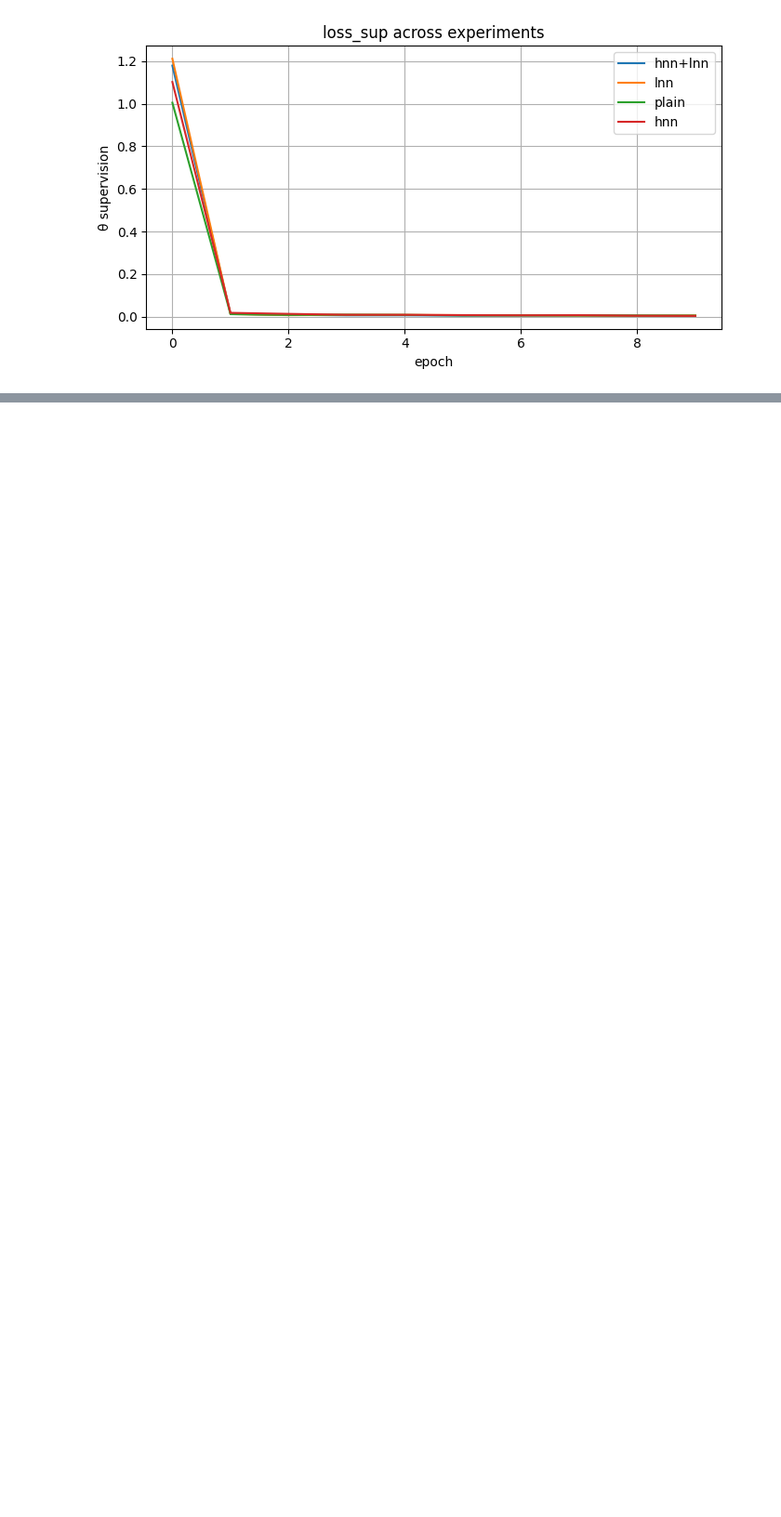
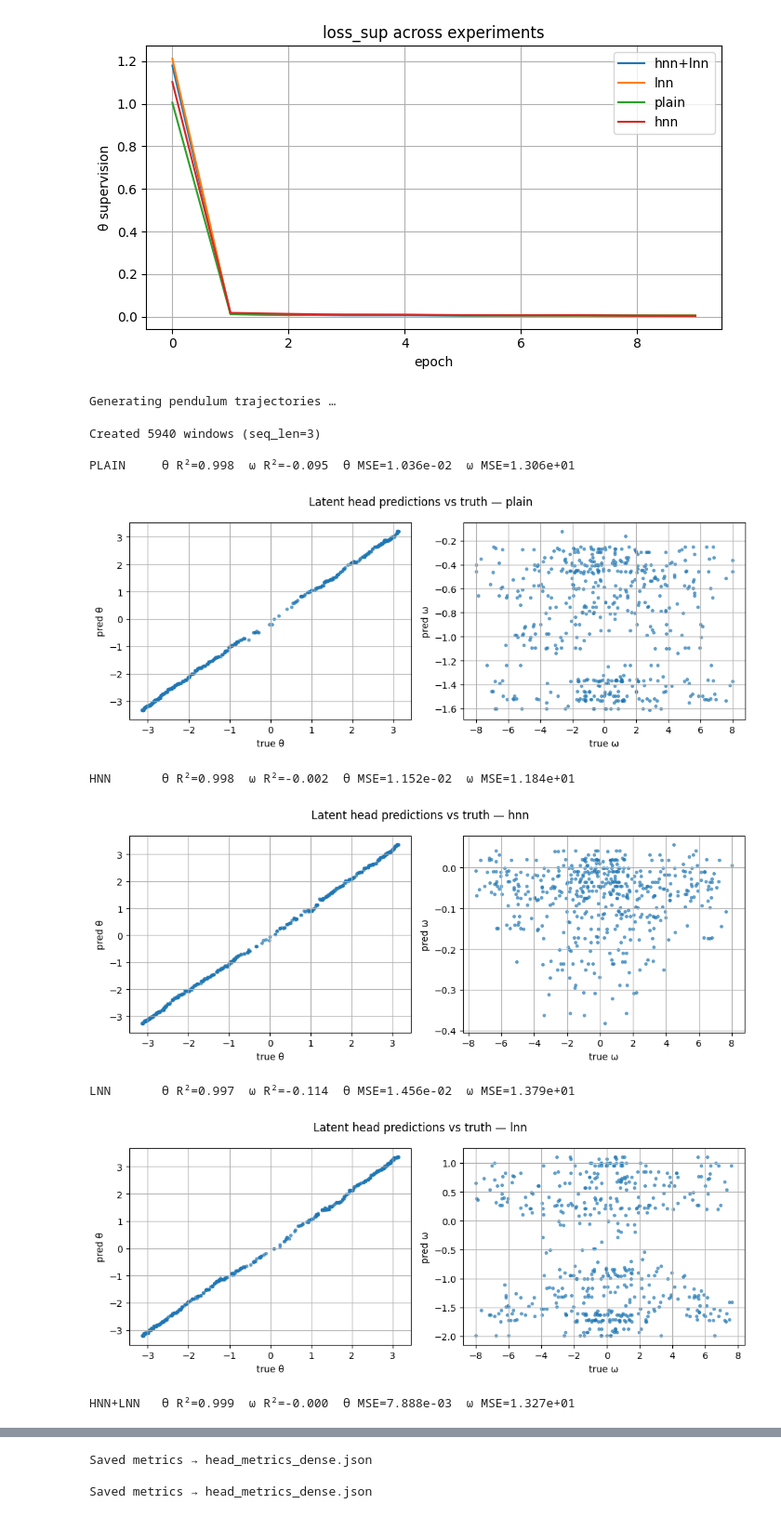
Before and after one commit to flavjoxhelollari/physics_informed_machine_learning, a Jupyter notebook: vjepa_pinn_informed_compact.ipynb, the cells around one changed output, grey strips where cells are left out. Shown at 93% size. Drawn from its saved outputs; the diff is of its cells as text; code cells hidden in the pictures; blank space fills up the shorter version.

Commit message:
fixing the functions to work with agnostic dataset and model structure.

```diff
--- a/vjepa_pinn_informed_compact.ipynb
+++ b/vjepa_pinn_informed_compact.ipynb
@@ -86,3 +80,29 @@ for key, label in metrics_to_plot:
 [figure]
 [figure]
 [figure]
+# %%
+# a PendulumDataset identical to the one you used for training
+ds = PendulumDataset(num_episodes=30, episode_length=200,
+                         img_size=64, seq_len=3)
+
+if __name__ == "__main__":
+    modes = ["plain", "hnn", "lnn", "hnn+lnn"]
+
+    analyse_modes(
+        modes      = modes,
+        dataset    = ds,
+        model_ctor = lambda: VJEPA(embed_dim=384, depth=6, num_heads=6),
+        head_ctor  = lambda: nn.Linear(384, 2),
+        samples    = 500
+    )
+# %% [output]
+Generating pendulum trajectories …
+Created 5940 windows (seq_len=3)
+
+PLAIN     θ R²=0.998  ω R²=-0.095  θ MSE=1.036e-02  ω MSE=1.306e+01
+[figure, added]
+HNN       θ R²=0.998  ω R²=-0.002  θ MSE=1.152e-02  ω MSE=1.184e+01
+[figure, added]
+LNN       θ R²=0.997  ω R²=-0.114  θ MSE=1.456e-02  ω MSE=1.379e+01
+[figure, added]
+HNN+LNN   θ R²=0.999  ω R²=-0.000  θ MSE=7.888e-03  ω MSE=1.327e+01
@@ -88,0 +110,3 @@ for key, label in metrics_to_plot:
+Saved metrics → head_metrics_dense.json
+
+Saved metrics → head_metrics_dense.json
```
Also changed, not shown: parts of 3 cells of this notebook, 7 other files.
